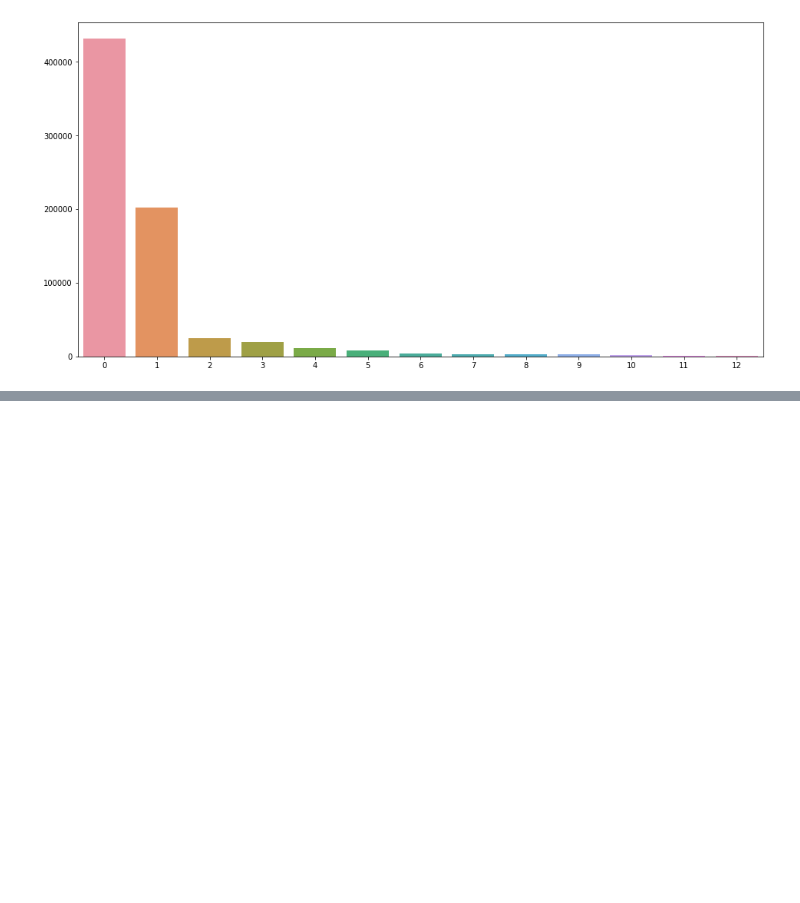
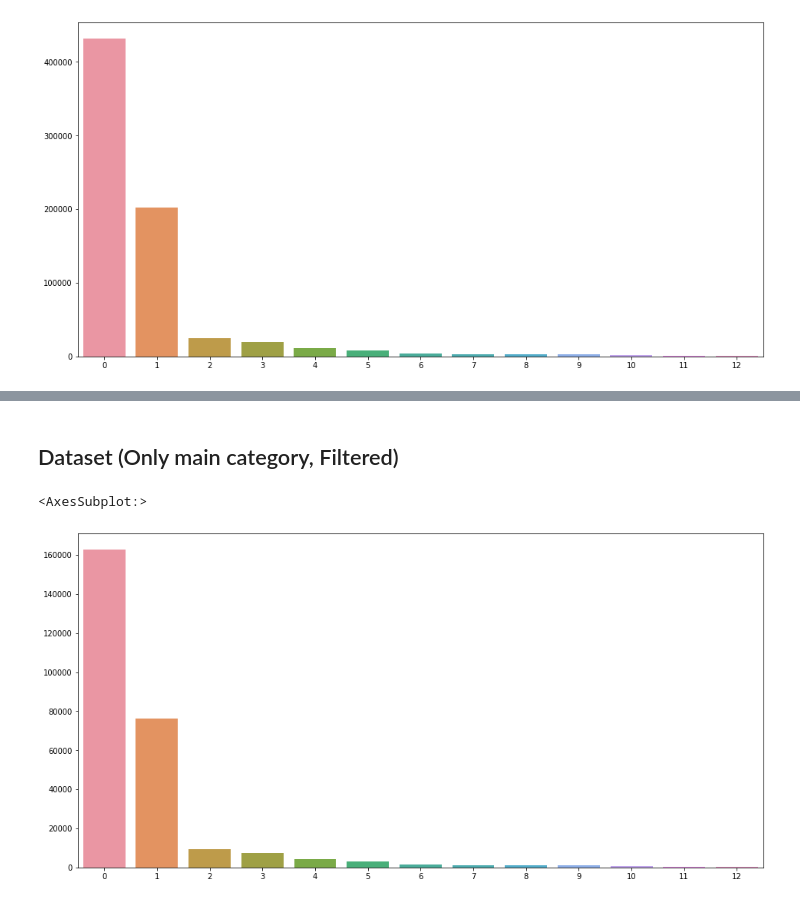
Before and after one commit to uoo723/BigStar-RnD-DA, a Jupyter notebook: notebooks/dev.ipynb, the cells around one changed output, grey strips where cells are left out. Drawn from its saved outputs; the diff is of its cells as text; code cells hidden in the pictures; blank space fills up the shorter version.

```diff
--- a/notebooks/dev.ipynb
+++ b/notebooks/dev.ipynb
@@ -683,11 +635,0 @@ sub_orig_df.to_csv("data/train.v2-1.csv", index=False)
-# %%
-orig_df = pd.concat(
-    [
-        pd.read_csv("data/train01.csv", low_memory=False),
-        pd.read_csv("data/train02.csv", low_memory=False),
-    ]
-)
-
-orig_df["인텐트"] = orig_df["인텐트"].apply(lambda x: x.split("_")[0])
-
-orig_df.to_csv('data/train.csv', index=False)
@@ -726,0 +636,16 @@ Wall time: 19.6 µs
+# %% [markdown]
+## Dataset (Only main category, Filtered)
+# %%
+idx = np.random.choice(len(orig_df), replace=False, size=len(df))
+filtered_orig_df = orig_df.iloc[idx]
+
+filtered_orig_value_counts = pd.DataFrame(filtered_orig_df["인텐트"].value_counts())
+
+plt.figure(figsize=(16, 8))
+sns.barplot(
+    x=np.arange(len(filtered_orig_value_counts)),
+    y=filtered_orig_value_counts["인텐트"].to_numpy(),
+)
+# %% [output]
+<AxesSubplot:>
+[figure, added]
```
Also changed, not shown: parts of 39 cells of this notebook, 4 other files.
